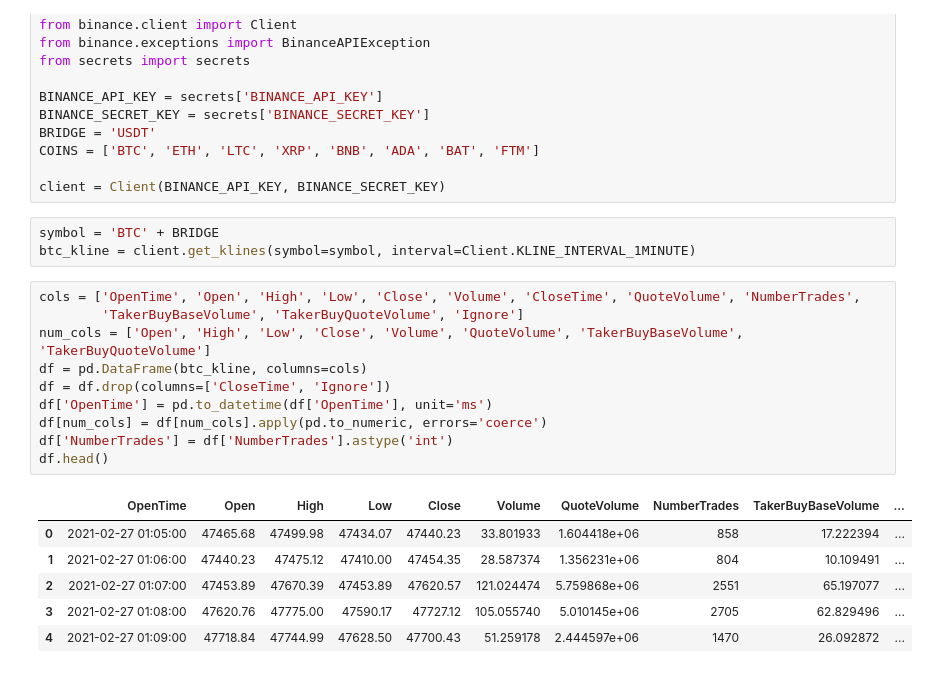
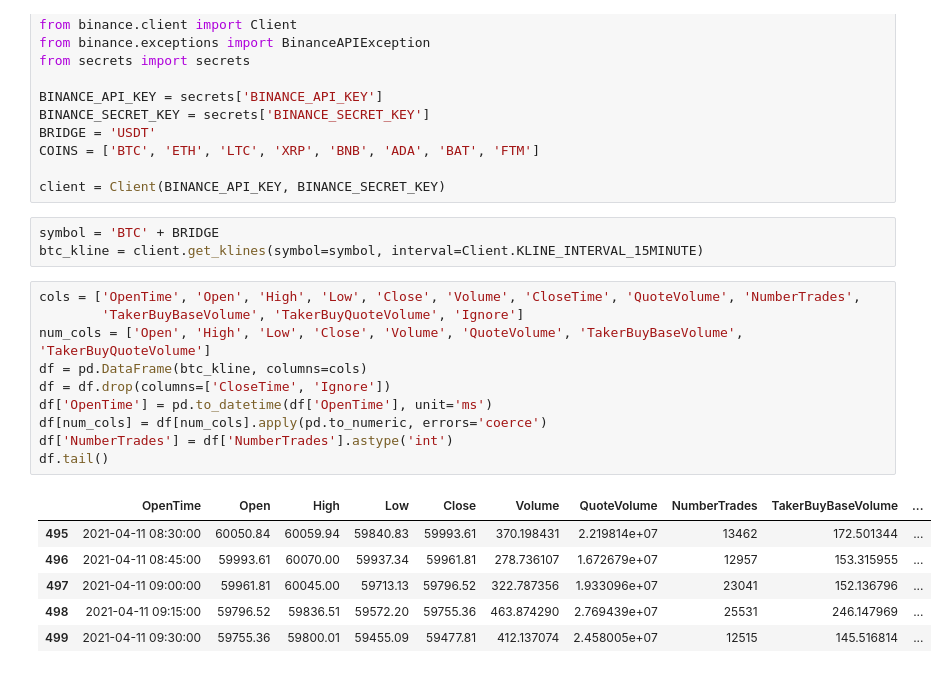
Before and after one commit to binxuankong/crypto-trading-bot, a Jupyter notebook: BTC Prediction.ipynb, the cells around one changed output. Cells and saved outputs as stored; diff of their text form.

```diff
--- a/BTC Prediction.ipynb
+++ b/BTC Prediction.ipynb
@@ -14,22 +14,22 @@ COINS = ['BTC', 'ETH', 'LTC', 'XRP', 'BNB', 'ADA', 'BAT', 'FTM']
 client = Client(BINANCE_API_KEY, BINANCE_SECRET_KEY)
 # %%
 symbol = 'BTC' + BRIDGE
-btc_kline = client.get_klines(symbol=symbol, interval=Client.KLINE_INTERVAL_1MINUTE)
+btc_kline = client.get_klines(symbol=symbol, interval=Client.KLINE_INTERVAL_15MINUTE)
 # %%
 cols = ['OpenTime', 'Open', 'High', 'Low', 'Close', 'Volume', 'CloseTime', 'QuoteVolume', 'NumberTrades',
         'TakerBuyBaseVolume', 'TakerBuyQuoteVolume', 'Ignore']
 num_cols = ['Open', 'High', 'Low', 'Close', 'Volume', 'QuoteVolume', 'TakerBuyBaseVolume', 'TakerBuyQuoteVolume']
 df = pd.DataFrame(btc_kline, columns=cols)
 df = df.drop(columns=['CloseTime', 'Ignore'])
 df['OpenTime'] = pd.to_datetime(df['OpenTime'], unit='ms')
 df[num_cols] = df[num_cols].apply(pd.to_numeric, errors='coerce')
 df['NumberTrades'] = df['NumberTrades'].astype('int')
-df.head()
+df.tail()
 # %% [output]
 |  | OpenTime | Open | High | Low | Close | Volume | QuoteVolume | NumberTrades | TakerBuyBaseVolume | ... |
-| 0 | 2021-02-27 01:05:00 | 47465.68 | 47499.98 | 47434.07 | 47440.23 | 33.801933 | 1.604418e+06 | 858 | 17.222394 | ... |
-| 1 | 2021-02-27 01:06:00 | 47440.23 | 47475.12 | 47410.00 | 47454.35 | 28.587374 | 1.356231e+06 | 804 | 10.109491 | ... |
-| 2 | 2021-02-27 01:07:00 | 47453.89 | 47670.39 | 47453.89 | 47620.57 | 121.024474 | 5.759868e+06 | 2551 | 65.197077 | ... |
-| 3 | 2021-02-27 01:08:00 | 47620.76 | 47775.00 | 47590.17 | 47727.12 | 105.055740 | 5.010145e+06 | 2705 | 62.829496 | ... |
-| 4 | 2021-02-27 01:09:00 | 47718.84 | 47744.99 | 47628.50 | 47700.43 | 51.259178 | 2.444597e+06 | 1470 | 26.092872 | ... |
+| 495 | 2021-04-11 08:30:00 | 60050.84 | 60059.94 | 59840.83 | 59993.61 | 370.198431 | 2.219814e+07 | 13462 | 172.501344 | ... |
+| 496 | 2021-04-11 08:45:00 | 59993.61 | 60070.00 | 59937.34 | 59961.81 | 278.736107 | 1.672679e+07 | 12957 | 153.315955 | ... |
+| 497 | 2021-04-11 09:00:00 | 59961.81 | 60045.00 | 59713.13 | 59796.52 | 322.787356 | 1.933096e+07 | 23041 | 152.136796 | ... |
+| 498 | 2021-04-11 09:15:00 | 59796.52 | 59836.51 | 59572.20 | 59755.36 | 463.874290 | 2.769439e+07 | 25531 | 246.147969 | ... |
+| 499 | 2021-04-11 09:30:00 | 59755.36 | 59800.01 | 59455.09 | 59477.81 | 412.137074 | 2.458005e+07 | 12515 | 145.516814 | ... |
 # %%
```
Also changed, not shown: parts of 25 cells of this notebook.
